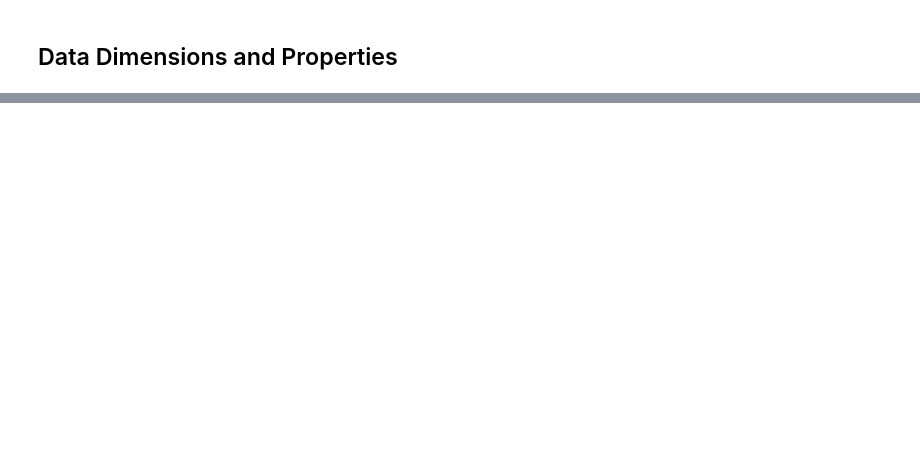
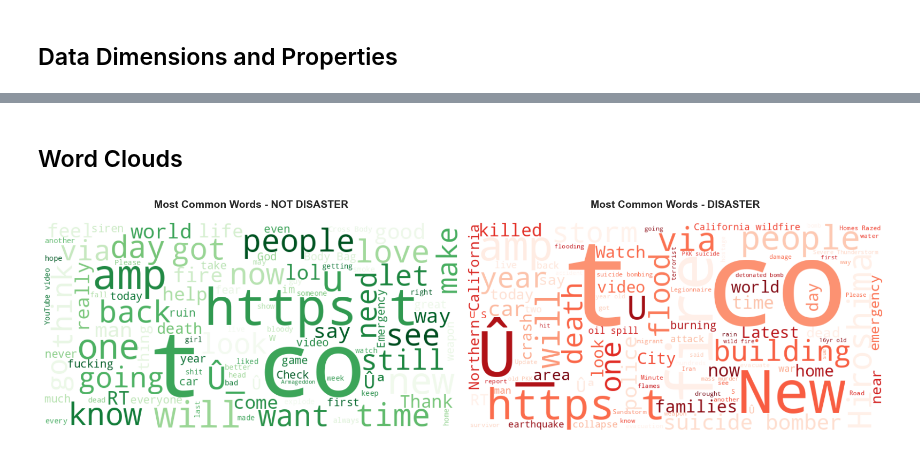
Before and after one commit to trabulium/disaster-tweets-nlp, a Jupyter notebook: disaster_tweets_nlp.ipynb, the cells around one changed output, grey strips where cells are left out. Drawn from its saved outputs; the diff is of its cells as text; code cells hidden in the pictures; blank space fills up the shorter version.

```diff
--- a/disaster_tweets_nlp.ipynb
+++ b/disaster_tweets_nlp.ipynb
@@ -263,0 +435,37 @@ print(" We'll focus on 'text' field which has no missing values.")
+# %% [markdown]
+## Word Clouds
+# %%
+# Generate word clouds for both classes
+fig, (ax1, ax2) = plt.subplots(1, 2, figsize=(16, 7))
+
+# Word cloud for non-disaster tweets
+non_disaster_text = ' '.join(train_df[train_df['target'] == 0]['text'].values)
+wordcloud_non_disaster = WordCloud(width=800, height=400,
+                                   background_color='white',
+                                   colormap='Greens',
+                                   max_words=100,
+                                   relative_scaling=0.5,
+                                   min_font_size=10).generate(non_disaster_text)
+
+ax1.imshow(wordcloud_non_disaster, interpolation='bilinear')
+ax1.axis('off')
+ax1.set_title('Most Common Words - NOT DISASTER', fontsize=14, fontweight='bold', pad=20)
+
+# Word cloud for disaster tweets
+disaster_text = ' '.join(train_df[train_df['target'] == 1]['text'].values)
+wordcloud_disaster = WordCloud(width=800, height=400,
+                               background_color='white',
+                               colormap='Reds',
+                               max_words=100,
+                               relative_scaling=0.5,
+                               min_font_size=10).generate(disaster_text)
+
+ax2.imshow(wordcloud_disaster, interpolation='bilinear')
+ax2.axis('off')
+ax2.set_title('Most Common Words - DISASTER', fontsize=14, fontweight='bold', pad=20)
+
+plt.tight_layout()
+plt.savefig('images/wordclouds.png', dpi=150, bbox_inches='tight')
+plt.show()
+# %% [output]
+[figure, added]
```
Also changed, not shown: parts of 66 cells of this notebook.
